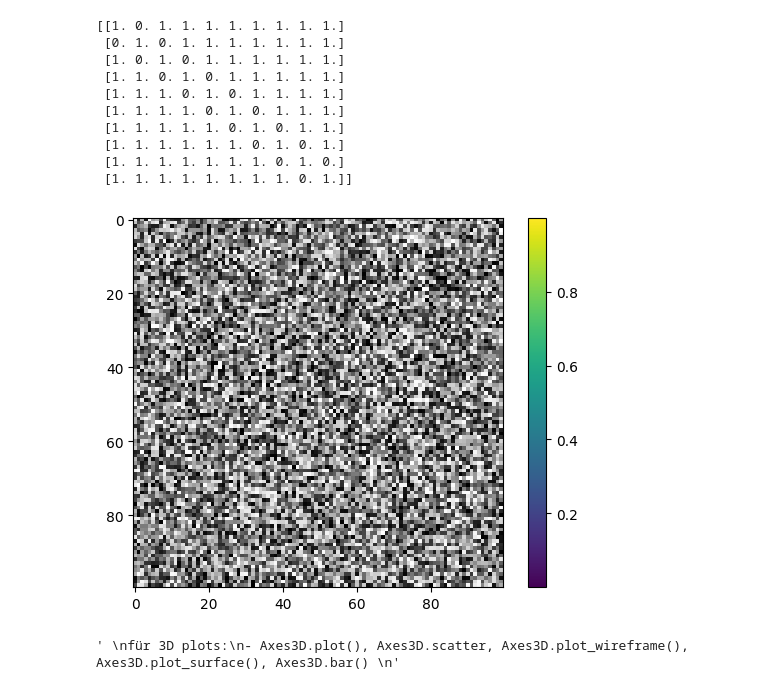
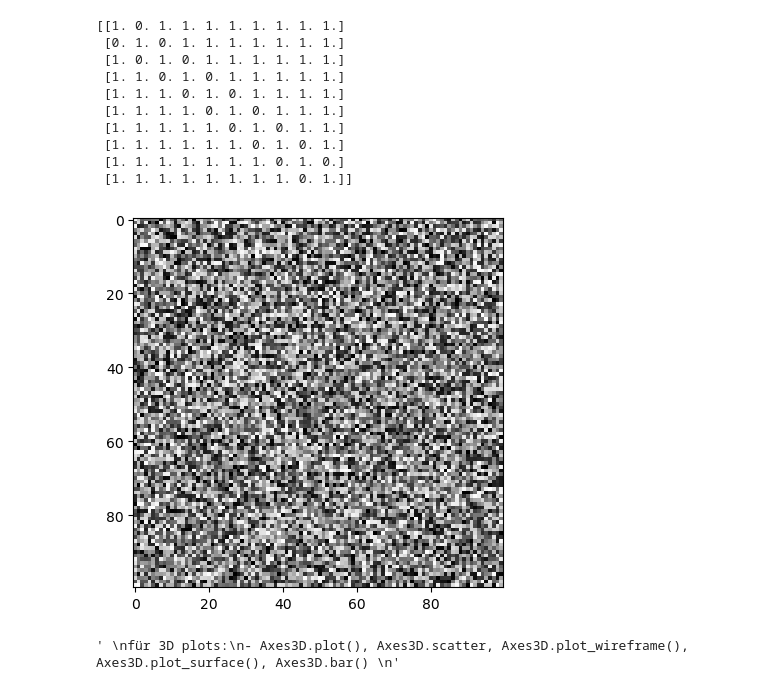
Before and after one commit to Lemonatix/how-to-python, a Jupyter notebook: Kurzteste/Kurztest2_Zusammenfassung.ipynb, the cells around one changed output. Drawn from its saved outputs; the diff is of its cells as text; code cells hidden in the pictures.

```diff
--- a/Kurzteste/Kurztest2_Zusammenfassung.ipynb
+++ b/Kurzteste/Kurztest2_Zusammenfassung.ipynb
@@ -82,17 +82,16 @@ print(mat)
 # %%
 # Bilder mit Rauschen
 import matplotlib.pyplot as plt
 n, m, k = 100,100, 3 # legt Werte für Dimensionen fest
 mat = np.zeros([n,m,k]) # [n,m,k] ist Array aus 3 Dimensionen
 for n_ in range(n): # Iteration durch alle n
     for m_ in range(m): # Iteration durch alle m
         mat[n_,m_,:] = np.random.rand(1) # legt die Werte der k Dimensionen fest & gibt dafür zufällige Werte
 
 plt.imshow(mat) # zeigt grau-skaliertes Bild der zufällig generierten Werte
-plt.colorbar()
 plt.show()
 # %% [output]
-[figure, old version]
+[figure, new version]
 # %%
 # basic plots
 '''
```
Also changed, not shown: parts of 3 cells of this notebook, 2 other files.
